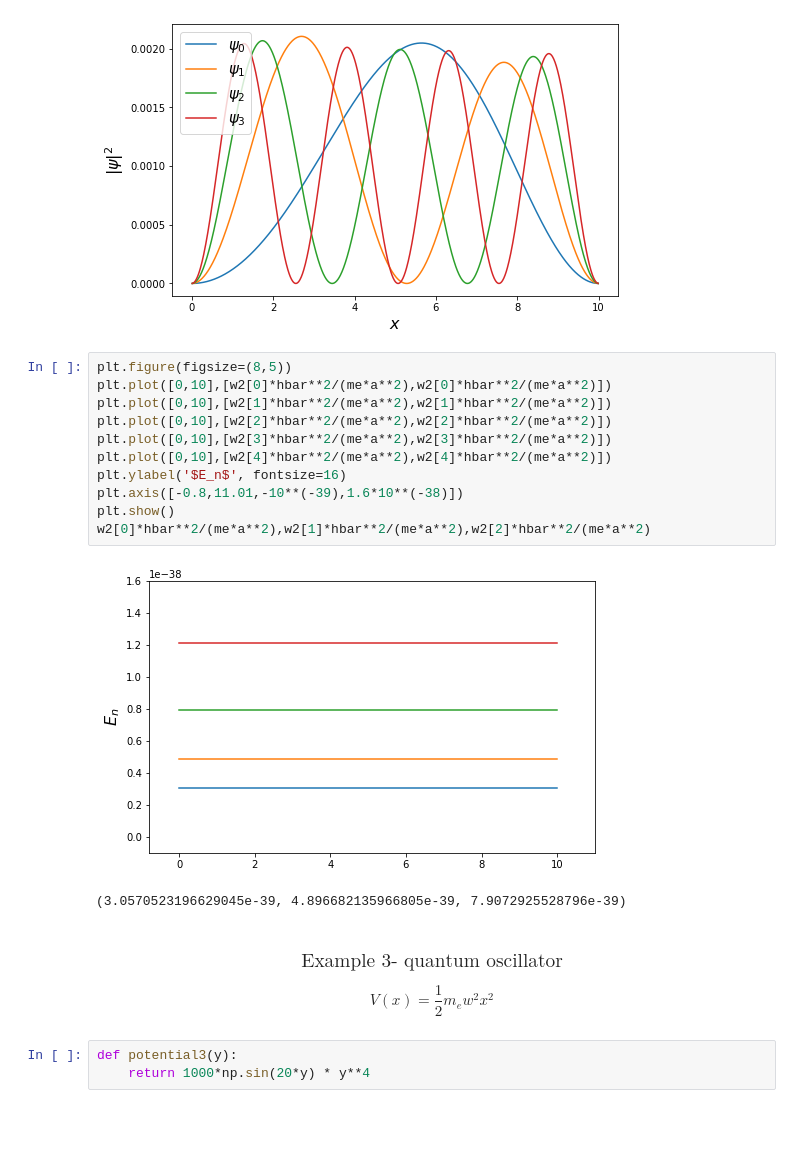
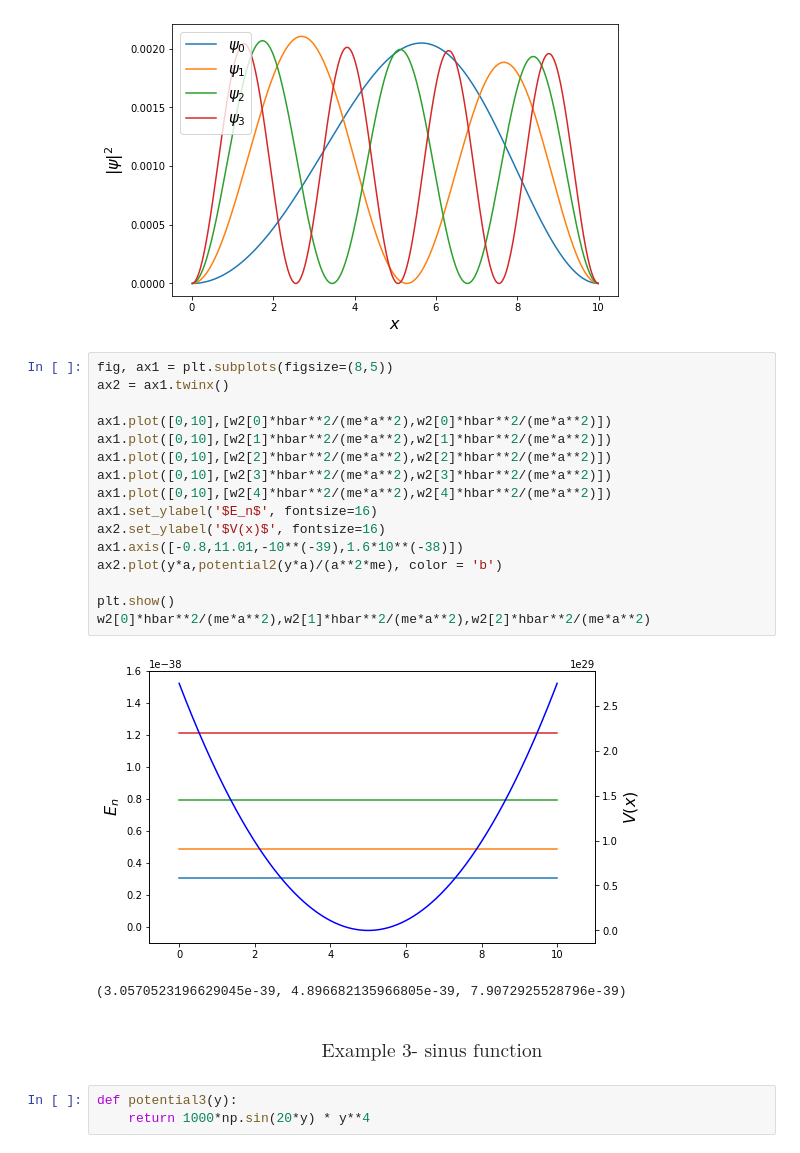
Before and after one commit to zuza932/Quantum_physics_project, a Jupyter notebook: Projekt.ipynb, the cells around one changed output. Drawn from its saved outputs; the diff is of its cells as text; blank space fills up the shorter version.

Commit message:
quantum oscillator added

```diff
--- a/Projekt.ipynb
+++ b/Projekt.ipynb
@@ -184,22 +184,26 @@ plt.show()
 # %% [output]
 [figure]
 # %%
-plt.figure(figsize=(8,5))
-plt.plot([0,10],[w2[0]*hbar**2/(me*a**2),w2[0]*hbar**2/(me*a**2)])
-plt.plot([0,10],[w2[1]*hbar**2/(me*a**2),w2[1]*hbar**2/(me*a**2)])
-plt.plot([0,10],[w2[2]*hbar**2/(me*a**2),w2[2]*hbar**2/(me*a**2)])
-plt.plot([0,10],[w2[3]*hbar**2/(me*a**2),w2[3]*hbar**2/(me*a**2)])
-plt.plot([0,10],[w2[4]*hbar**2/(me*a**2),w2[4]*hbar**2/(me*a**2)])
-plt.ylabel('$E_n$', fontsize=16)
-plt.axis([-0.8,11.01,-10**(-39),1.6*10**(-38)])
+fig, ax1 = plt.subplots(figsize=(8,5))
+ax2 = ax1.twinx()
+
+ax1.plot([0,10],[w2[0]*hbar**2/(me*a**2),w2[0]*hbar**2/(me*a**2)])
+ax1.plot([0,10],[w2[1]*hbar**2/(me*a**2),w2[1]*hbar**2/(me*a**2)])
+ax1.plot([0,10],[w2[2]*hbar**2/(me*a**2),w2[2]*hbar**2/(me*a**2)])
+ax1.plot([0,10],[w2[3]*hbar**2/(me*a**2),w2[3]*hbar**2/(me*a**2)])
+ax1.plot([0,10],[w2[4]*hbar**2/(me*a**2),w2[4]*hbar**2/(me*a**2)])
+ax1.set_ylabel('$E_n$', fontsize=16)
+ax2.set_ylabel('$V(x)$', fontsize=16)
+ax1.axis([-0.8,11.01,-10**(-39),1.6*10**(-38)])
+ax2.plot(y*a,potential2(y*a)/(a**2*me), color = 'b')
+
 plt.show()
 w2[0]*hbar**2/(me*a**2),w2[1]*hbar**2/(me*a**2),w2[2]*hbar**2/(me*a**2)
 # %% [output]
-[figure, old version]
+[figure, new version]
 (3.0570523196629045e-39, 4.896682135966805e-39, 7.9072925528796e-39)
 # %% [markdown]
-### $$\text{Example 3- quantum oscillator}$$
-$$V(x)=\frac{1}{2}m_ew^2x^2$$
+### $$\text{Example 3- sinus function}$$
 # %%
 def potential3(y):
     return 1000*np.sin(20*y) * y**4
```
Also changed, not shown: parts of 12 cells of this notebook, 1 other file.
